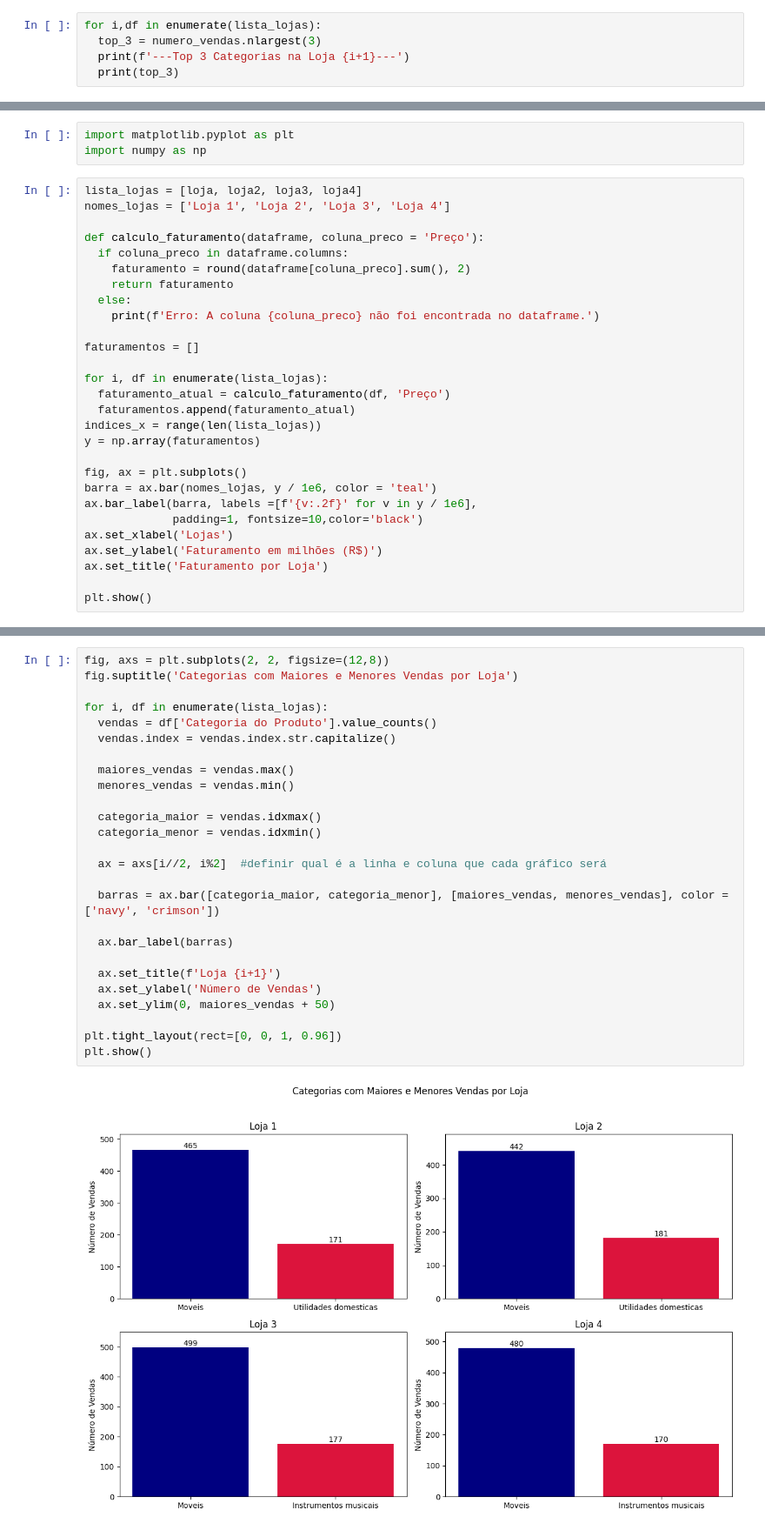
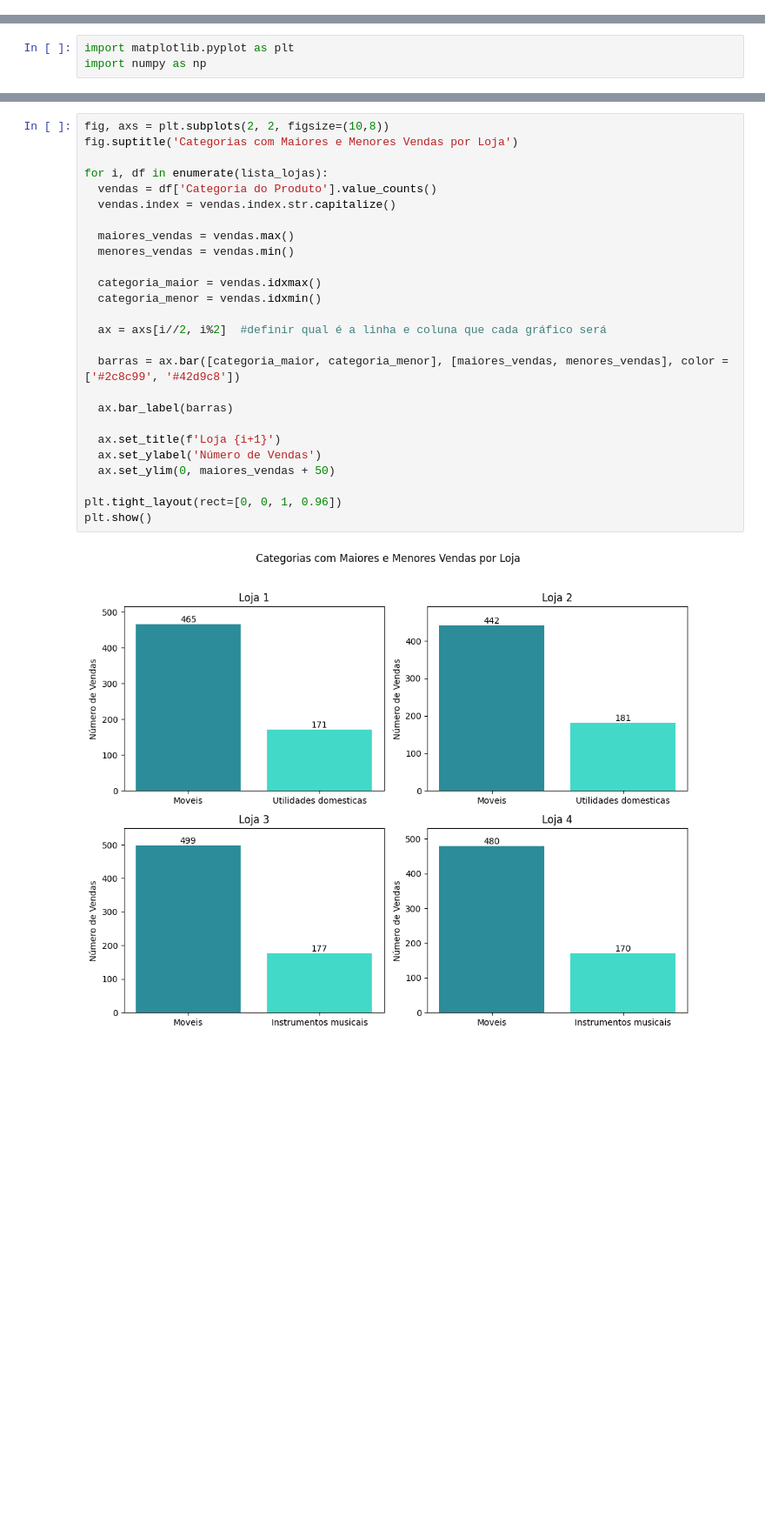
Before and after one commit to paulahruizpro-ux/Alura-Store-Challenge, a Jupyter notebook: Alura_Store.ipynb, the cells around one changed output, grey strips where cells are left out. Shown at 87% size. Drawn from its saved outputs; the diff is of its cells as text; blank space fills up the shorter version.

```diff
--- a/Alura_Store.ipynb
+++ b/Alura_Store.ipynb
@@ -76,8 +109,3 @@ Utilidades domesticas    201
 Livros                   187
 Instrumentos musicais    170
 Name: count, dtype: int64
-# %%
-for i,df in enumerate(lista_lojas):
-  top_3 = numero_vendas.nlargest(3)
-  print(f'---Top 3 Categorias na Loja {i+1}---')
-  print(top_3)
@@ -155,31 +167,3 @@ A média do frete na Loja 4 foi de: R$ 31.28
 # %%
 import matplotlib.pyplot as plt
 import numpy as np
-# %%
-lista_lojas = [loja, loja2, loja3, loja4]
-nomes_lojas = ['Loja 1', 'Loja 2', 'Loja 3', 'Loja 4']
-
-def calculo_faturamento(dataframe, coluna_preco = 'Preço'):
-  if coluna_preco in dataframe.columns:
-    faturamento = round(dataframe[coluna_preco].sum(), 2)
-    return faturamento
-  else:
-    print(f'Erro: A coluna {coluna_preco} não foi encontrada no dataframe.')
-
-faturamentos = []
-
-for i, df in enumerate(lista_lojas):
-  faturamento_atual = calculo_faturamento(df, 'Preço')
-  faturamentos.append(faturamento_atual)
-indices_x = range(len(lista_lojas))
-y = np.array(faturamentos)
-
-fig, ax = plt.subplots()
-barra = ax.bar(nomes_lojas, y / 1e6, color = 'teal')
-ax.bar_label(barra, labels =[f'{v:.2f}' for v in y / 1e6],
-             padding=1, fontsize=10,color='black')
-ax.set_xlabel('Lojas')
-ax.set_ylabel('Faturamento em milhões (R$)')
-ax.set_title('Faturamento por Loja')
-
-plt.show()
@@ -188,31 +170,31 @@ plt.show()
 # %%
-fig, axs = plt.subplots(2, 2, figsize=(12,8))
+fig, axs = plt.subplots(2, 2, figsize=(10,8))
 fig.suptitle('Categorias com Maiores e Menores Vendas por Loja')
 
 for i, df in enumerate(lista_lojas):
   vendas = df['Categoria do Produto'].value_counts()
   vendas.index = vendas.index.str.capitalize()
 
   maiores_vendas = vendas.max()
   menores_vendas = vendas.min()
 
   categoria_maior = vendas.idxmax()
   categoria_menor = vendas.idxmin()
 
   ax = axs[i//2, i%2]  #definir qual é a linha e coluna que cada gráfico será
 
-  barras = ax.bar([categoria_maior, categoria_menor], [maiores_vendas, menores_vendas], color = ['navy', 'crimson'])
+  barras = ax.bar([categoria_maior, categoria_menor], [maiores_vendas, menores_vendas], color = ['#2c8c99', '#42d9c8'])
 
   ax.bar_label(barras)
 
   ax.set_title(f'Loja {i+1}')
   ax.set_ylabel('Número de Vendas')
   ax.set_ylim(0, maiores_vendas + 50)
 
 plt.tight_layout(rect=[0, 0, 1, 0.96])
 plt.show()
 # %% [output]
-[figure, old version]
+[figure, new version]
 # %%
 from numpy._core.defchararray import index
 nomes_lojas = ['Loja 1', 'Loja 2', 'Loja 3', 'Loja 4']
```
Also changed, not shown: parts of 13 cells of this notebook.
